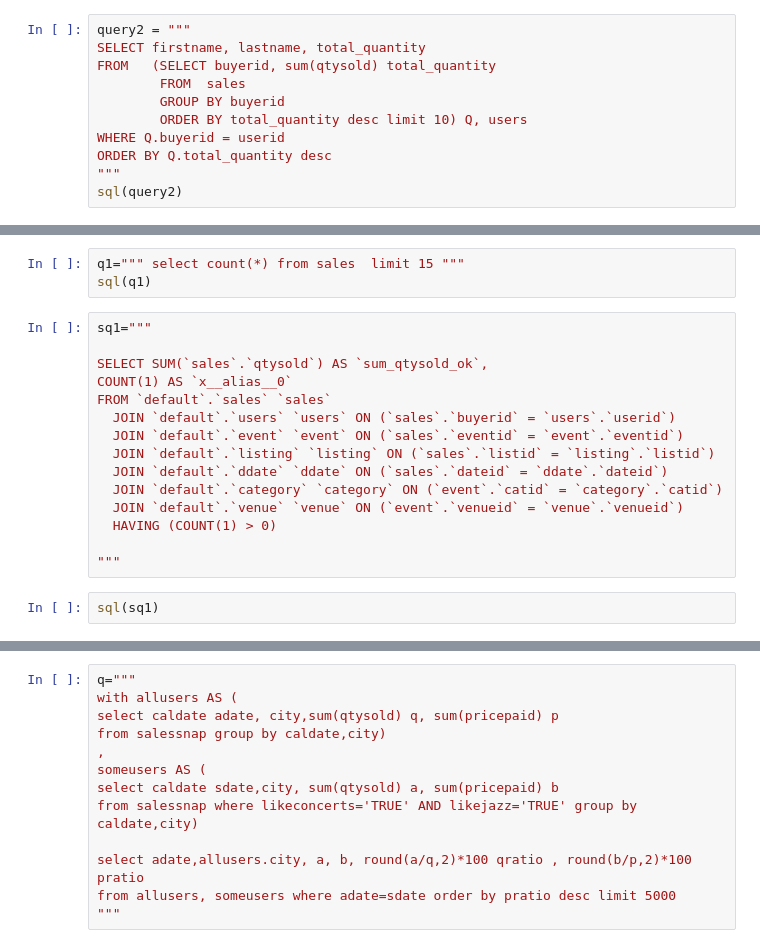
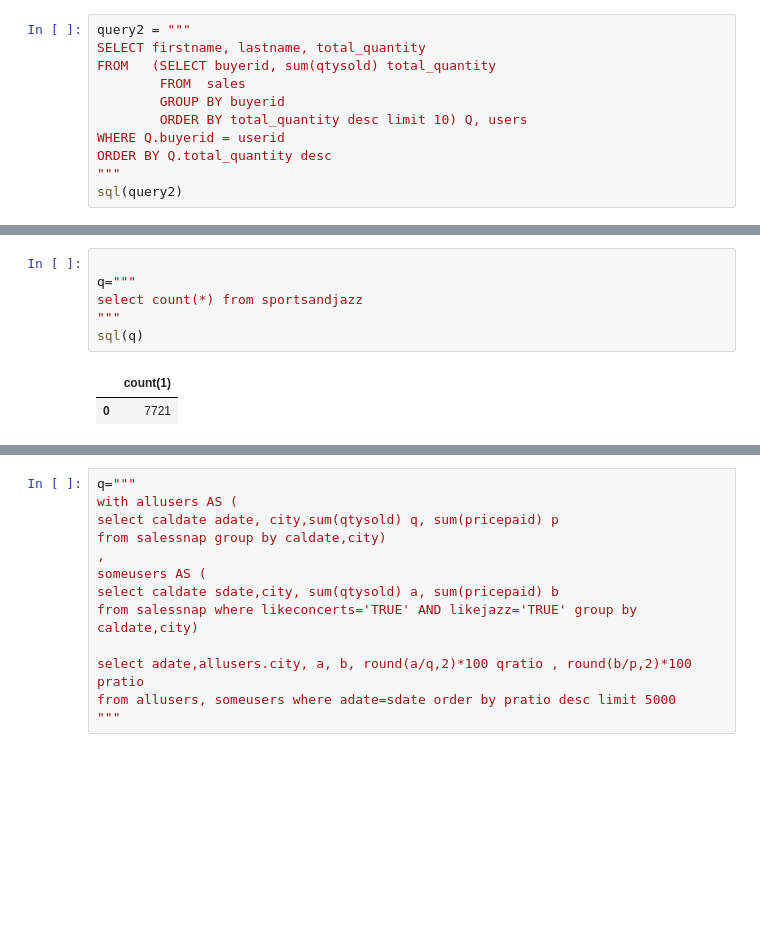
Before and after one commit to hbutani/SNAPDocs, a Jupyter notebook: redshift.ipynb, the cells around one changed output, grey strips where cells are left out. Drawn from its saved outputs; the diff is of its cells as text; blank space fills up the shorter version.

```diff
--- a/redshift.ipynb
+++ b/redshift.ipynb
@@ -232,20 +364,9 @@ sql(insert)
 # %%
-q1=""" select count(*) from sales  limit 15 """
-sql(q1)
+
+q="""
+select count(*) from sportsandjazz
+"""
+sql(q)
+# %% [output]
+|  | count(1) |
+| 0 | 7721 |
-# %%
-sq1="""
-
-SELECT SUM(`sales`.`qtysold`) AS `sum_qtysold_ok`,
-COUNT(1) AS `x__alias__0`
-FROM `default`.`sales` `sales`
-  JOIN `default`.`users` `users` ON (`sales`.`buyerid` = `users`.`userid`)
-  JOIN `default`.`event` `event` ON (`sales`.`eventid` = `event`.`eventid`)
-  JOIN `default`.`listing` `listing` ON (`sales`.`listid` = `listing`.`listid`)
-  JOIN `default`.`ddate` `ddate` ON (`sales`.`dateid` = `ddate`.`dateid`)
-  JOIN `default`.`category` `category` ON (`event`.`catid` = `category`.`catid`)
-  JOIN `default`.`venue` `venue` ON (`event`.`venueid` = `venue`.`venueid`)
-  HAVING (COUNT(1) > 0)
-
-"""
-# %%
-sql(sq1)
```
Also changed, not shown: parts of 49 cells of this notebook.
